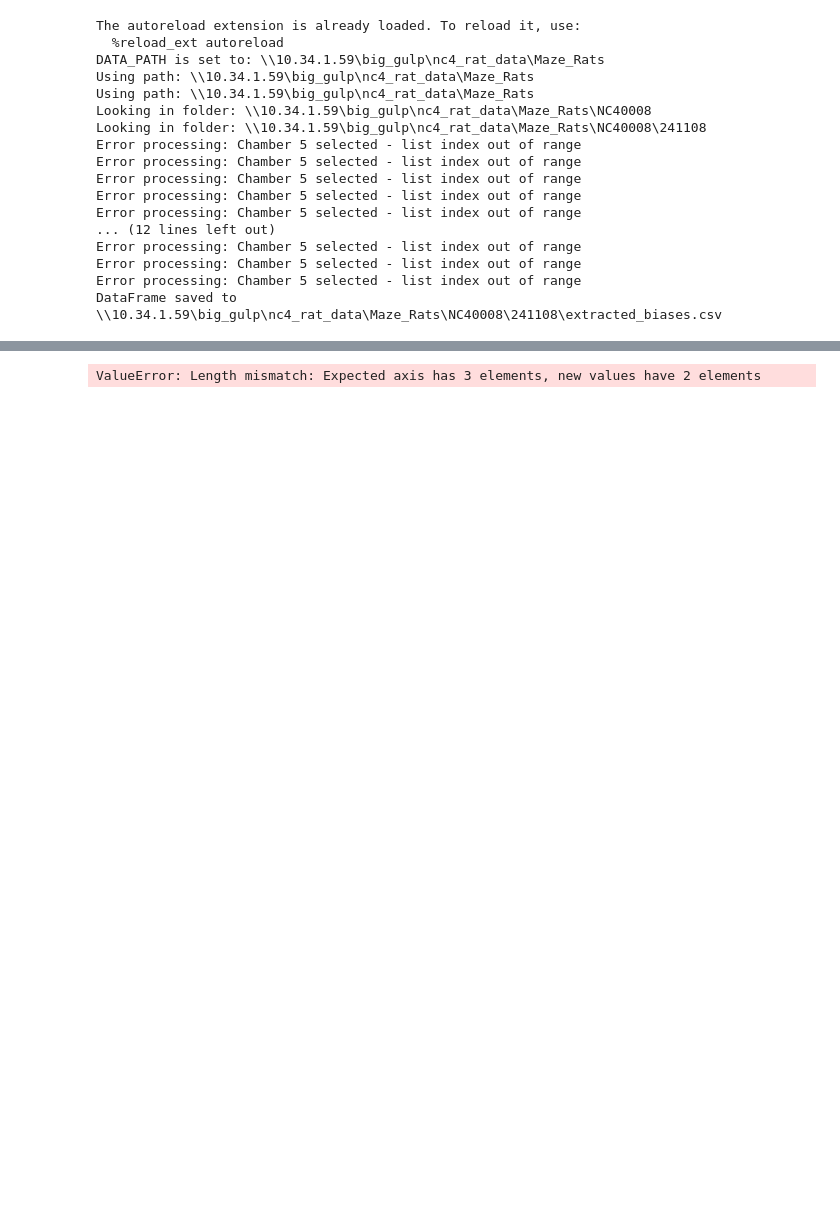
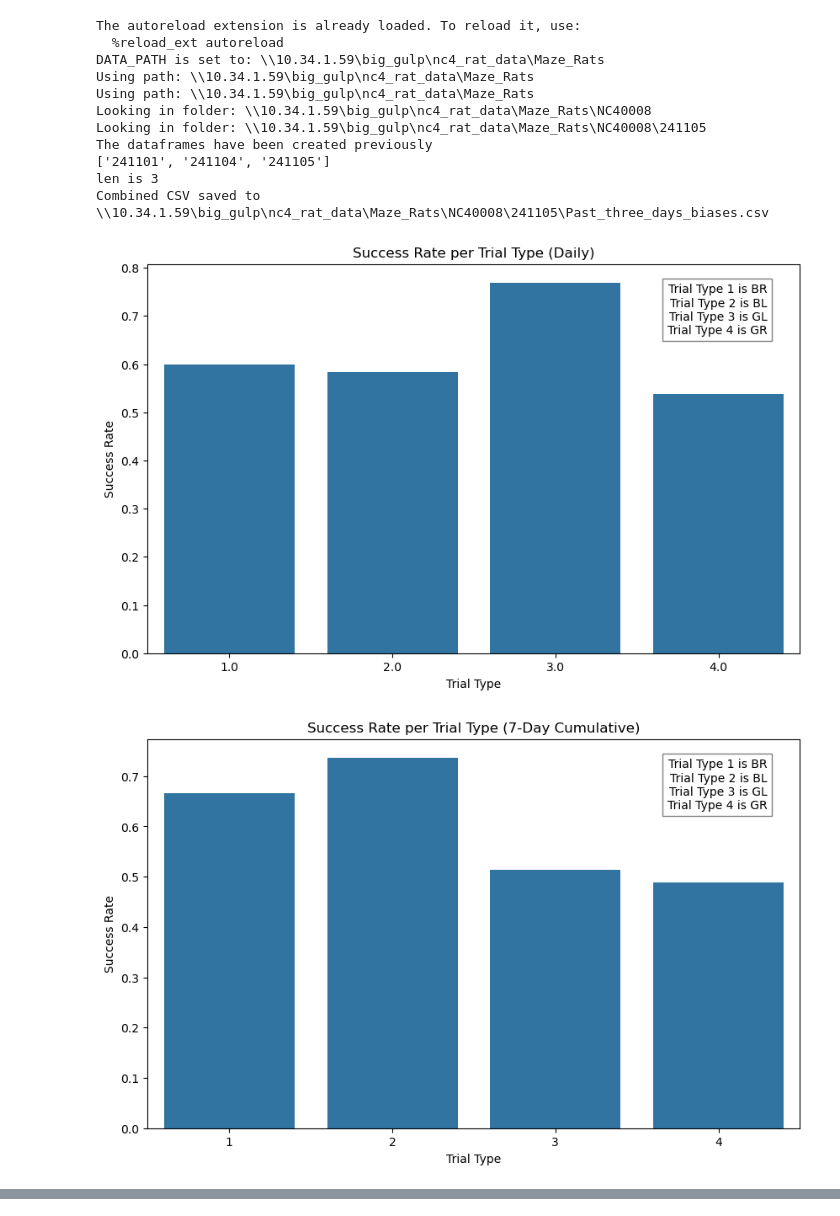
Before and after one commit to NC4Lab/omniroute_ubuntu_ws, a Jupyter notebook: src/omniroute_operation/src/single_T_maze/Behavioral_Data_Analysis/single_T_maze_data_analysis.ipynb, the cells around one changed output, grey strips where cells are left out. Drawn from its saved outputs; the diff is of its cells as text; code cells hidden in the pictures; blank space fills up the shorter version.

Commit message:
committing new functions for analyzing sucess over days, deleting forced choice trials, deleting undesired prints

```diff
--- a/src/omniroute_operation/src/single_T_maze/Behavioral_Data_Analysis/single_T_maze_data_analysis.ipynb
+++ b/src/omniroute_operation/src/single_T_maze/Behavioral_Data_Analysis/single_T_maze_data_analysis.ipynb
@@ -25,7 +25,7 @@ os.environ['DATA_PATH'] = data_path
 print(f"DATA_PATH is set to: {os.environ['DATA_PATH']}")
 
 rat_number = 8
-date = '241108'
+date = '241105'
 
 messages, bag_file = determine_trial_info(rat_number, date)
 
@@ -44,18 +44,23 @@ else:
 
     final_messages = remove_specific_message(filtered_masseages)
 
+    #del final_messages[131:133]
+    #del final_messages[-3:]
+    #final_messages.insert(0,'Chamber 5 selected')
     print(final_messages)
     df = create_dataframe_from_messages(final_messages)
 
     #seperate the 'Left Cue', 'Right Cue', 'Sound Cue' of each Trial (row) and pu them in three new columns
-    df[['Left Cue', 'Right Cue', 'Floor Cue']] = df['Trial'].apply(lambda x: pd.Series(extract_trial_info(x)))
-
+    df[['Left Cue', 'Right Cue', 'Floor Cue', 'Training Mode']] = df['Trial'].apply(lambda x: pd.Series(extract_trial_info(x)))
+    #df[['Left Cue', 'Right Cue', 'Floor Cue']] = df['Trial'].apply(lambda x: pd.Series(extract_trial_info(x)))
     df['Start Chamber Number'] = df['Start Chamber'].str.extract(r'Chamber (\d+)')
 
     #change the order of the columns
-    new_df = df[['Number', 'Start Chamber Number', 'Left Cue', 'Right Cue', 'Floor Cue', 'Result', 'Choice']]
+    new_df = df[['Number', 'Start Chamber Number', 'Left Cue', 'Right Cue', 'Floor Cue', 'Training Mode', 'Result', 'Choice']]
+    #new_df = df[['Number', 'Start Chamber Number', 'Left Cue', 'Right Cue', 'Floor Cue', 'Result', 'Choice']]
+    new_df['Trial Type'] = new_df.apply(determine_trial_type, axis=1)
 
-    new_df['Trial Type'] = new_df.apply(determine_trial_type, axis=1)
+    new_df = remove_rows_with_value(new_df, 'Training Mode', 'forced_choice')
 
     new_df.to_csv(extracted_biases_file_path, index=False)
 
@@ -77,13 +82,14 @@ else:
     all_trial_types = pd.DataFrame({
         'Trial Type': range(1, 5)
     })
-
+    print(grouped_df)
     # Merge the all_trial_types DataFrame with grouped_df
     # Use a left join to ensure all trial types are included
     final_df = pd.merge(all_trial_types, grouped_df, on='Trial Type', how='left')
-
+    print(final_df)
     # Fill NaN values resulting from the merge with 0
     final_df = final_df.fillna(0)
+    print(final_df)
 
     # Ensure all counts are integers
     final_df['Error_Count'] = final_df['Error_Count'].astype(int)
@@ -123,13 +129,19 @@ else:
     # Create the 'plots' directory if it doesn't exist
     os.makedirs(save_plots_dir, exist_ok=True)
 
+    text = "Trial Type 1 is BR\nTrial Type 2 is BL\nTrial Type 3 is GL\nTrial Type 4 is GR"
     # Plot success rate for each trial type
     plt.figure(figsize=(10, 6))
     sns.barplot(x='Trial Type', y='Success_Rate', data=trial_type_summary)
     plt.title('Success Rate per Trial Type (Daily)')
     plt.xlabel('Trial Type')
     plt.ylabel('Success Rate')
-
+    plt.text(0.95, 0.95, text,
+         fontsize=10,
+         ha='right',
+         va='top',
+         transform=plt.gca().transAxes,
+         bbox=dict(facecolor='white', alpha=0.5))
     # Define the file name and full path
     file_name1 = 'Success Rate per Trial Type (Daily).png'
     save_path1 = os.path.join(save_plots_dir, file_name1)
@@ -143,6 +155,12 @@ else:
     plt.title('Success Rate per Trial Type (7-Day Cumulative)')
     plt.xlabel('Trial Type')
     plt.ylabel('Success Rate')
+    plt.text(0.95, 0.95, text,
+         fontsize=10,
+         ha='right',
+         va='top',
+         transform=plt.gca().transAxes,
+         bbox=dict(facecolor='white', alpha=0.5))
 
     # Define the file name and full path
     file_name2 = 'Success Rate per Trial Type (7-Day Cumulative).png'
@@ -158,6 +176,12 @@ else:
     plt.title('Total Repetitions per Trial Type (Daily)')
     plt.xlabel('Trial Type')
     plt.ylabel('Total Repetitions')
+    plt.text(0.95, 0.95, text,
+         fontsize=10,
+         ha='right',
+         va='top',
+         transform=plt.gca().transAxes,
+         bbox=dict(facecolor='white', alpha=0.5))
 
     # Define the file name and full path
     file_name3 = 'Total Repetitions per Trial Type (Daily).png'
@@ -172,6 +196,12 @@ else:
     plt.title('Total Repetitions per Trial Type (7-Day Cumulative)')
     plt.xlabel('Trial Type')
     plt.ylabel('Total Repetitions')
+    plt.text(0.95, 0.95, text,
+         fontsize=10,
+         ha='right',
+         va='top',
+         transform=plt.gca().transAxes,
+         bbox=dict(facecolor='white', alpha=0.5))
 
     #Define the file name and full path
     file_name4 = 'Total Repetitions per Trial Type (3-Days Cumulative).png'
@@ -197,41 +227,37 @@ else:
 
     file_name5 = 'Overall_Success_Last_Three_Days.png'
     save_path5 = os.path.join(save_plots_dir, file_name5)
 
     # Save the plot to the defined path
     plt.savefig(save_path5)
     plt.show()
 
 
 # Create a contingency table for correct vs. wrong counts across all trial types
 contingency_table = past_three_days_biases[['Success_Count', 'Error_Count']].values
 
 # Perform chi-square test
 chi2_stat, p_val, dof, expected = chi2_contingency(contingency_table)
 
 print(f"Chi-square Statistic: {chi2_stat}")
 print(f"P-Value: {p_val}")
 
 # Interpret the result
 if p_val < 0.05:
     print("There is a statistically significant difference in performance across trial types.")
 else:
     print("No statistically significant difference found across trial types.")
 # %% [output]
 The autoreload extension is already loaded. To reload it, use:
   %reload_ext autoreload
 DATA_PATH is set to: \\10.34.1.59\big_gulp\nc4_rat_data\Maze_Rats
 Using path: \\10.34.1.59\big_gulp\nc4_rat_data\Maze_Rats
 Using path: \\10.34.1.59\big_gulp\nc4_rat_data\Maze_Rats
 Looking in folder: \\10.34.1.59\big_gulp\nc4_rat_data\Maze_Rats\NC40008
-Looking in folder: \\10.34.1.59\big_gulp\nc4_rat_data\Maze_Rats\NC40008\241108
-Error processing: Chamber 5 selected - list index out of range
-Error processing: Chamber 5 selected - list index out of range
-Error processing: Chamber 5 selected - list index out of range
-Error processing: Chamber 5 selected - list index out of range
-Error processing: Chamber 5 selected - list index out of range
-... (12 lines left out)
-Error processing: Chamber 5 selected - list index out of range
-Error processing: Chamber 5 selected - list index out of range
-Error processing: Chamber 5 selected - list index out of range
-DataFrame saved to \\10.34.1.59\big_gulp\nc4_rat_data\Maze_Rats\NC40008\241108\extracted_biases.csv
+Looking in folder: \\10.34.1.59\big_gulp\nc4_rat_data\Maze_Rats\NC40008\241105
+The dataframes have been created previously
+['241101', '241104', '241105']
+len is 3
+Combined CSV saved to \\10.34.1.59\big_gulp\nc4_rat_data\Maze_Rats\NC40008\241105\Past_three_days_biases.csv
+[figure, added]
+[figure, added]
@@ -243 +269,0 @@ See the caveats in the documentation: https://pandas.pydata.org/pandas-docs/stab
-ValueError: Length mismatch: Expected axis has 3 elements, new values have 2 elements
```
Also changed, not shown: parts of 1 cell of this notebook, 2 other files.
